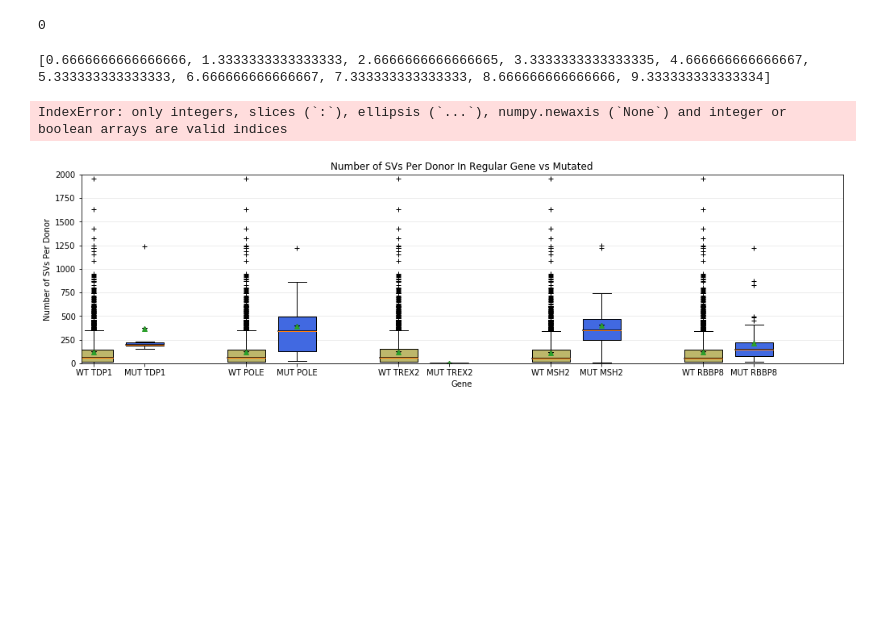
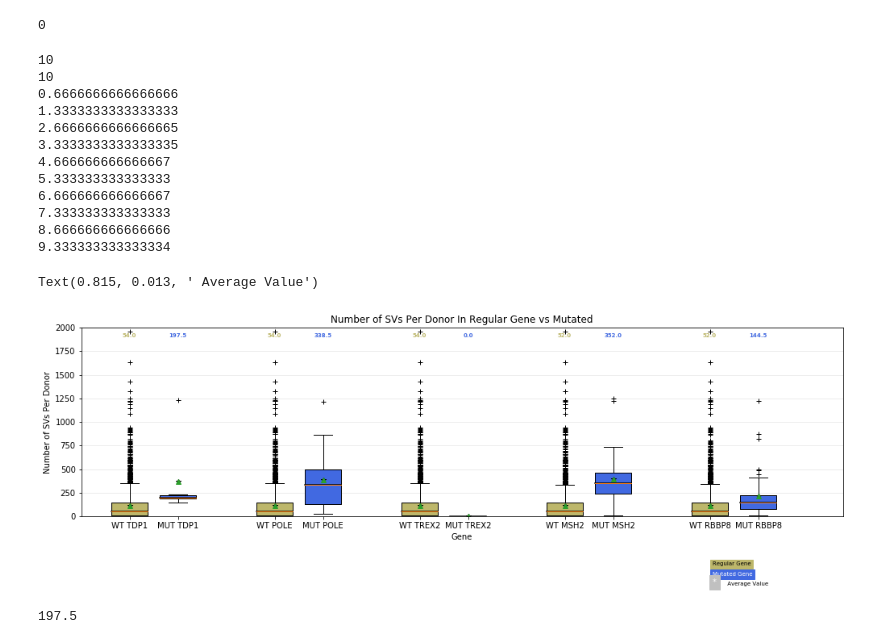
Before and after one commit to hossam-zaki/BSRP2020, a Jupyter notebook: SVPlots/BarplotWithDifferencesOfWholeGenomeSVs.ipynb, the cells around one changed output. Cells and saved outputs as stored; diff of their text form; code cells hidden in the pictures; blank space fills up the shorter version.

```diff
--- a/SVPlots/BarplotWithDifferencesOfWholeGenomeSVs.ipynb
+++ b/SVPlots/BarplotWithDifferencesOfWholeGenomeSVs.ipynb
@@ -97,13 +97,14 @@ print(len(pValues)*2 - len(data))
 position = []
 counter = 1
 data = parser.load_obj('data')
-for i in range (len(data[0:11]) + 3):
+while len(position) < len(data[0:10]):
     if counter % 3 == 0:
         counter +=1
         continue
     position.append(counter/1.5)
     counter+=1
-print(position)
+print(len(position))
+print(len(data[0:10]))
 fig, ax1 = plt.subplots(figsize=(15, 5))
 fig.canvas.set_window_title('A Boxplot Example')
 fig.subplots_adjust(left=0.075, right=0.95, top=0.9, bottom=0.25)
@@ -154,40 +155,56 @@ for i in range(num_boxes):
              color='w', marker='*', markeredgecolor='k')
 
 # Set the axes ranges and axes labels
-ax1.set_xlim(0.5, num_boxes + 0.5)
+ax1.set_xlim(0, num_boxes + 0.5)
 top = 2000
 bottom = 0
 ax1.set_ylim(bottom, top)
-ax1.set_xticks(position)
-ax1.set_xticklabels(labels[0:21])
+ax1.set_xticks(position[0:21])
+ax1.set_xticklabels(labels)
 
 # Due to the Y-axis scale being different across samples, it can be
 # hard to compare differences in medians across the samples. Add upper
 # X-axis tick labels with the sample medians to aid in comparison
 # (just use two decimal places of precision)
-pos = np.arange(num_boxes) + 1
+pos = position
 upper_labels = [str(np.round(s, 2)) for s in medians]
 weights = ['bold', 'semibold']
-for tick, label in zip(position, ax1.get_xticklabels()):
+for tick, label in zip(range(num_boxes), ax1.get_xticklabels()):
     k = tick % 2
     print(pos[tick])
     ax1.text(pos[tick], .95, upper_labels[tick],
              transform=ax1.get_xaxis_transform(),
              horizontalalignment='center', size='x-small',
              weight=weights[k], color=box_colors[k])
 
 # Finally, add a basic legend
 fig.text(0.80, 0.08, f'Regular Gene',
          backgroundcolor=box_colors[0], color='black', weight='roman',
          size='x-small')
 fig.text(0.80, 0.045, 'Mutated Gene',
          backgroundcolor=box_colors[1],
          color='white', weight='roman', size='x-small')
 fig.text(0.80, 0.015, '*', color='white', backgroundcolor='silver',
          weight='roman', size='medium')
 fig.text(0.815, 0.013, ' Average Value', color='black', weight='roman',
          size='x-small')
 # %% [output]
-[0.6666666666666666, 1.3333333333333333, 2.6666666666666665, 3.3333333333333335, 4.666666666666667, 5.333333333333333, 6.666666666666667, 7.333333333333333, 8.666666666666666, 9.333333333333334]
+10
+10
+0.6666666666666666
+1.3333333333333333
+2.6666666666666665
+3.3333333333333335
+4.666666666666667
+5.333333333333333
+6.666666666666667
+7.333333333333333
+8.666666666666666
+9.333333333333334
-IndexError: only integers, slices (`:`), ellipsis (`...`), numpy.newaxis (`None`) and integer or boolean arrays are valid indices
+Text(0.815, 0.013, ' Average Value')
-[figure, old version]
+[figure, new version]
+# %%
+from statistics import median
+print(median(data[1]))
+# %% [output]
+197.5
```
Also changed, not shown: parts of 1 cell of this notebook, 1 other file.
